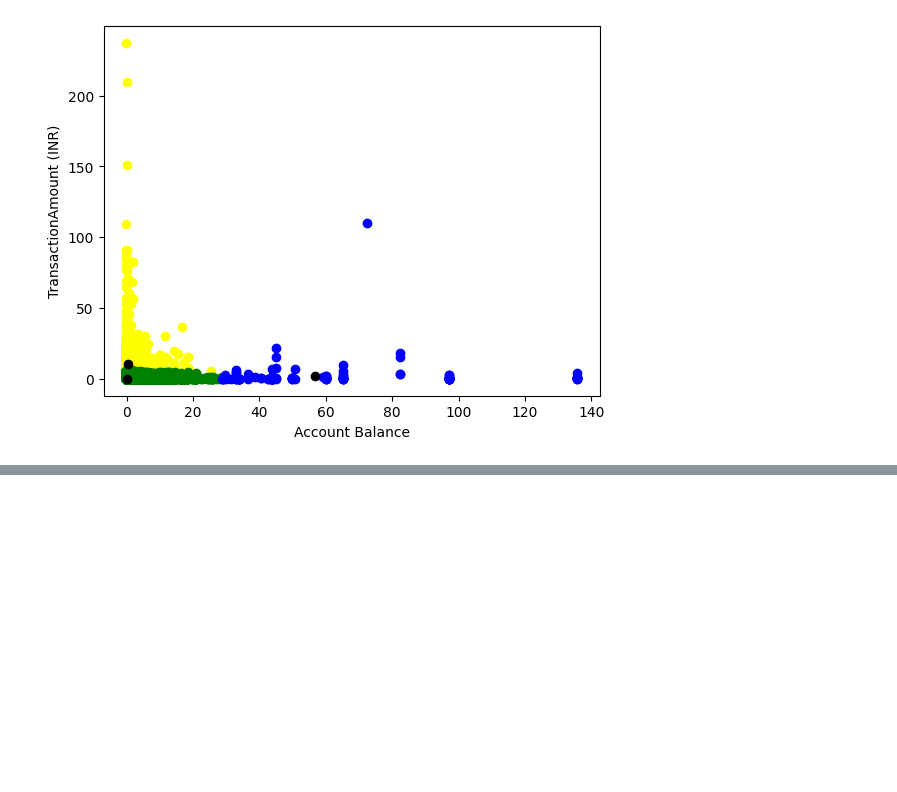
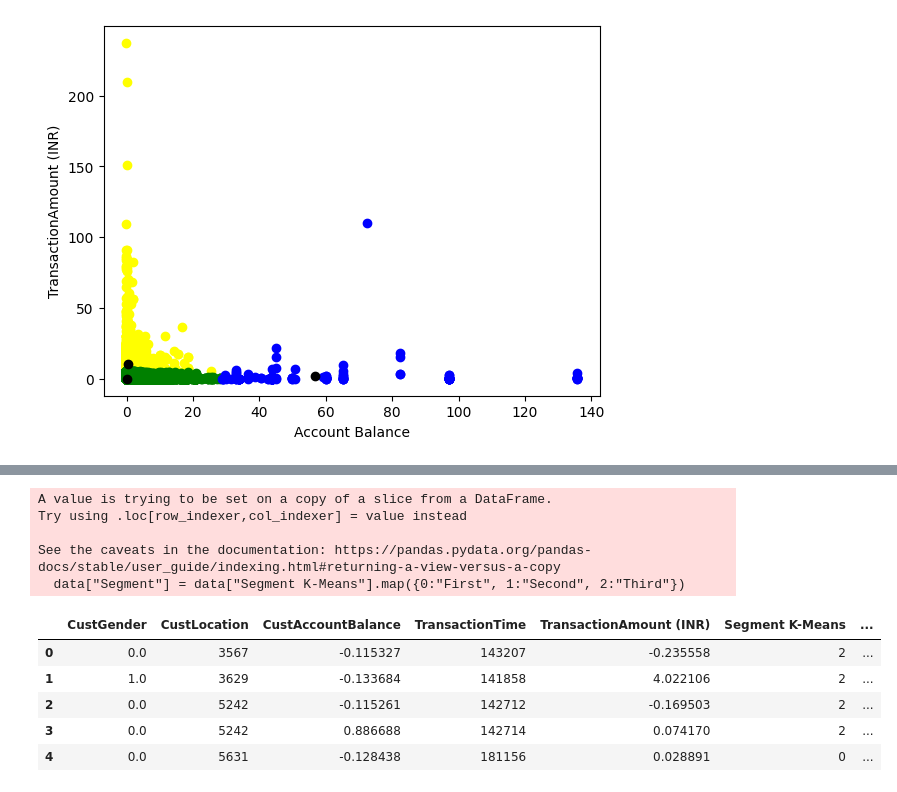
Before and after one commit to unclepete-20/lab7-k-means, a Jupyter notebook: src/k_means.ipynb, the cells around one changed output, grey strips where cells are left out. Cells and saved outputs as stored; diff of their text form; code cells hidden in the pictures; blank space fills up the shorter version.

```diff
--- a/src/k_means.ipynb
+++ b/src/k_means.ipynb
@@ -384,0 +430,15 @@ plt.show()
+# %%
+data["Segment"] = data["Segment K-Means"].map({0:"First", 1:"Second", 2:"Third"})
+data.head()
+# %% [output]
+A value is trying to be set on a copy of a slice from a DataFrame.
+Try using .loc[row_indexer,col_indexer] = value instead
+
+See the caveats in the documentation: https://pandas.pydata.org/pandas-docs/stable/user_guide/indexing.html#returning-a-view-versus-a-copy
+  data["Segment"] = data["Segment K-Means"].map({0:"First", 1:"Second", 2:"Third"})
+|  | CustGender | CustLocation | CustAccountBalance | TransactionTime | TransactionAmount (INR) | Segment K-Means | ... |
+| 0 | 0.0 | 3567 | -0.115327 | 143207 | -0.235558 | 2 | ... |
+| 1 | 1.0 | 3629 | -0.133684 | 141858 | 4.022106 | 2 | ... |
+| 2 | 0.0 | 5242 | -0.115261 | 142712 | -0.169503 | 2 | ... |
+| 3 | 0.0 | 5242 | 0.886688 | 142714 | 0.074170 | 2 | ... |
+| 4 | 0.0 | 5631 | -0.128438 | 181156 | 0.028891 | 0 | ... |
```
Also changed, not shown: parts of 15 cells of this notebook.
